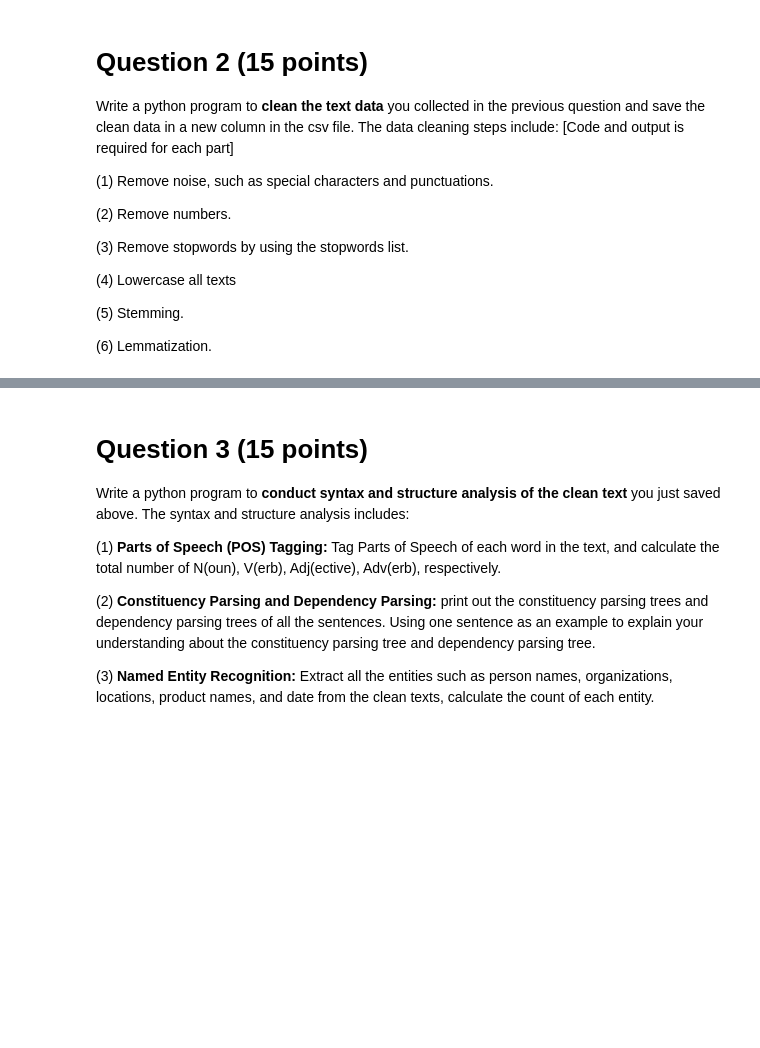
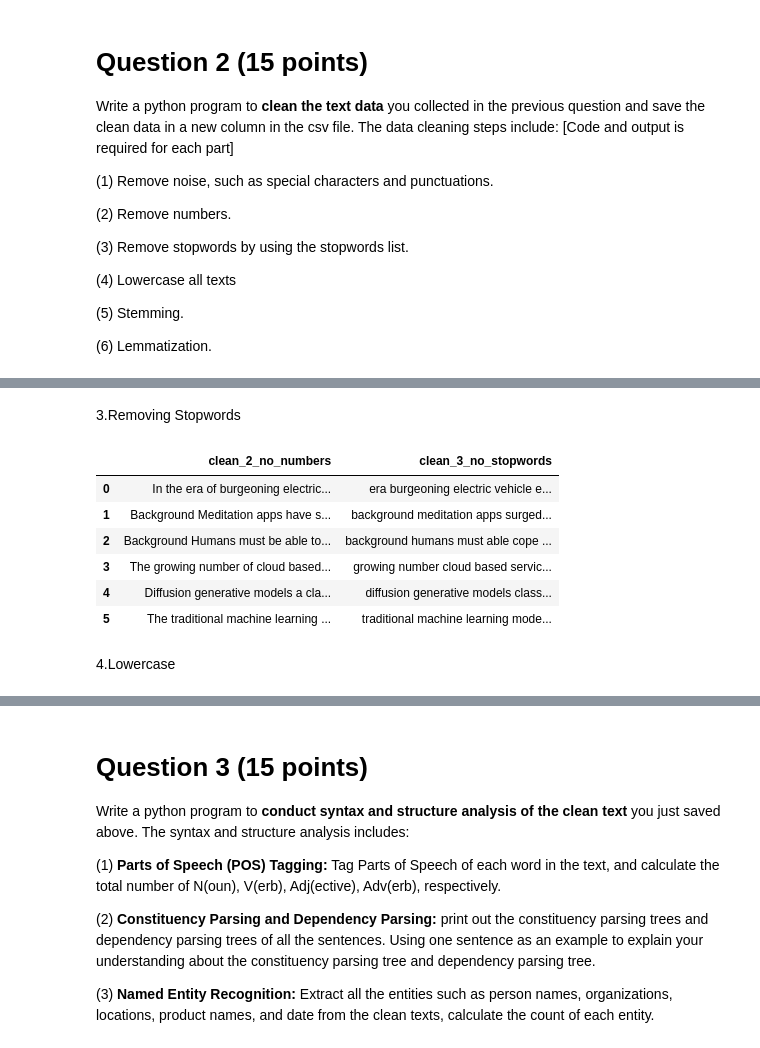
Before and after one commit to jaswanthbhavanam-03/SivaSaiJaswanthBhavanam_INFO5731_Spring2026, a Jupyter notebook: Bhavanam_Jaswanth_Assignment_01.ipynb, the cells around one changed output, grey strips where cells are left out. Cells and saved outputs as stored; diff of their text form; code cells hidden in the pictures; blank space fills up the shorter version.

```diff
--- a/Bhavanam_Jaswanth_Assignment_01.ipynb
+++ b/Bhavanam_Jaswanth_Assignment_01.ipynb
@@ -204,0 +207,30 @@ Write a python program to **clean the text data** you collected in the previous
+# %%
+# Write code for each of the sub parts with proper comments.
+STOPWORDS = set(stopwords.words("english"))
+stemmer = PorterStemmer()
+lemmatizer = WordNetLemmatizer()
+
+def remove_noise(text):
+    # remove special characters + punctuation (keep letters and spaces)
+    return re.sub(r"[^A-Za-z\s]", " ", str(text))
+
+def remove_numbers(text):
+    return re.sub(r"\d+", " ", str(text))
+
+def remove_stopwords(text):
+    tokens = text.split()
+    tokens = [t for t in tokens if t not in STOPWORDS]
+    return " ".join(tokens)
+
+def to_lower(text):
+    return str(text).lower()
+
+def stemming(text):
+    tokens = text.split()
+    tokens = [stemmer.stem(t) for t in tokens]
+    return " ".join(tokens)
+
+def lemmatization(text):
+    tokens = text.split()
+    tokens = [lemmatizer.lemmatize(t) for t in tokens]
+    return " ".join(tokens)
@@ -204,0 +239,3 @@ Write a python program to **clean the text data** you collected in the previous
+# %%
+df["clean_1_no_noise"] = df["abstract"].apply(remove_noise)
+df[["abstract", "clean_1_no_noise"]].head(3)
@@ -204,0 +249,3 @@ Write a python program to **clean the text data** you collected in the previous
+# %%
+df["clean_2_no_numbers"] = df["clean_1_no_noise"].apply(remove_numbers)
+df[["clean_1_no_noise", "clean_2_no_numbers"]].head(5)
@@ -204,0 +259,15 @@ Write a python program to **clean the text data** you collected in the previous
+# %% [markdown]
+3.Removing Stopwords
+# %%
+df["clean_3_no_stopwords"] = df["clean_2_no_numbers"].apply(to_lower).apply(remove_stopwords)
+df[["clean_2_no_numbers", "clean_3_no_stopwords"]].head(6)
+# %% [output]
+|  | clean_2_no_numbers | clean_3_no_stopwords |
+| 0 | In the era of burgeoning electric... | era burgeoning electric vehicle e... |
+| 1 | Background Meditation apps have s... | background meditation apps surged... |
+| 2 | Background Humans must be able to... | background humans must able cope ... |
+| 3 | The growing number of cloud based... | growing number cloud based servic... |
+| 4 | Diffusion generative models a cla... | diffusion generative models class... |
+| 5 | The traditional machine learning ... | traditional machine learning mode... |
+# %% [markdown]
+4.Lowercase
```
Also changed, not shown: parts of 46 cells of this notebook.
